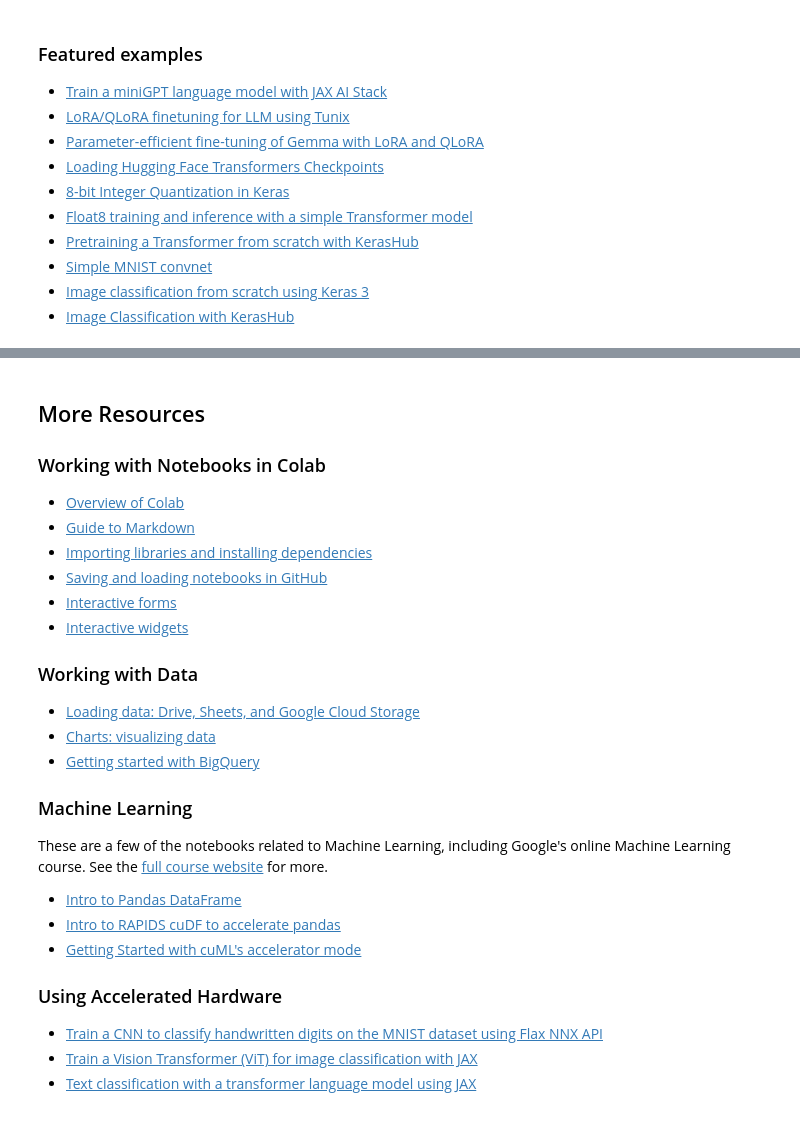
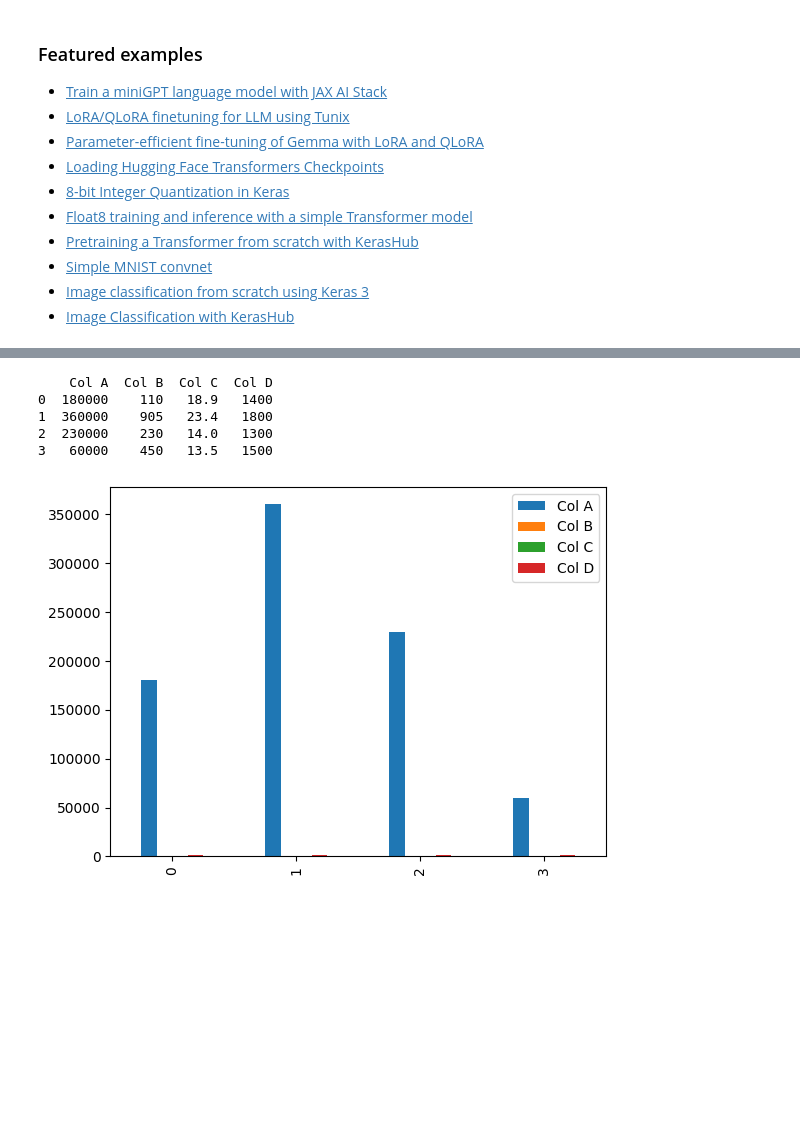
Before and after one commit to krishnananda644-max/krishna-ml-lab, a Jupyter notebook: Welcome_To_Colab.ipynb, the cells around one changed output, grey strips where cells are left out. Cells and saved outputs as stored; diff of their text form; code cells hidden in the pictures; blank space fills up the shorter version.

```diff
--- a/Welcome_To_Colab.ipynb
+++ b/Welcome_To_Colab.ipynb
@@ -310,46 +216,0 @@ display(df.head())
-# %% [markdown]
-<div class="markdown-google-sans">
-
-## More Resources
-
-### Working with Notebooks in Colab
-
-</div>
-
-- [Overview of Colab](/notebooks/basic_features_overview.ipynb)
-- [Guide to Markdown](/notebooks/markdown_guide.ipynb)
-- [Importing libraries and installing dependencies](/notebooks/snippets/importing_libraries.ipynb)
-- [Saving and loading notebooks in GitHub](https://colab.research.google.com/github/googlecolab/colabtools/blob/main/notebooks/colab-github-demo.ipynb)
-- [Interactive forms](/notebooks/forms.ipynb)
-- [Interactive widgets](/notebooks/widgets.ipynb)
-
-<div class="markdown-google-sans">
-
-<a name="working-with-data"></a>
-### Working with Data
-</div>
-
-- [Loading data: Drive, Sheets, and Google Cloud Storage](/notebooks/io.ipynb)
-- [Charts: visualizing data](/notebooks/charts.ipynb)
-- [Getting started with BigQuery](/notebooks/bigquery.ipynb)
-
-<div class="markdown-google-sans">
-
-### Machine Learning
-
-<div>
-
-These are a few of the notebooks related to Machine Learning, including Google's online Machine Learning course. See the [full course website](https://developers.google.com/machine-learning/crash-course/) for more.
-- [Intro to Pandas DataFrame](https://colab.research.google.com/github/google/eng-edu/blob/main/ml/cc/exercises/pandas_dataframe_ultraquick_tutorial.ipynb)
-- [Intro to RAPIDS cuDF to accelerate pandas](https://nvda.ws/rapids-cudf)
-- [Getting Started with cuML's accelerator mode](https://colab.research.google.com/github/rapidsai-community/showcase/blob/main/getting_started_tutorials/cuml_sklearn_colab_demo.ipynb)
-
-<div class="markdown-google-sans">
-
-<a name="using-accelerated-hardware"></a>
-### Using Accelerated Hardware
-</div>
-
-- [Train a CNN to classify handwritten digits on the MNIST dataset using Flax NNX API](https://colab.research.google.com/github/google/flax/blob/main/docs_nnx/mnist_tutorial.ipynb)
-- [Train a Vision Transformer (ViT) for image classification with JAX](https://colab.research.google.com/github/jax-ml/jax-ai-stack/blob/main/docs/source/JAX_Vision_transformer.ipynb)
-- [Text classification with a transformer language model using JAX](https://colab.research.google.com/github/jax-ml/jax-ai-stack/blob/main/docs/source/JAX_transformer_text_classification.ipynb)
@@ -355,0 +220,22 @@ These are a few of the notebooks related to Machine Learning, including Google's
+# %%
+import pandas as pd
+import matplotlib.pyplot as plt
+
+df = pd.DataFrame([
+    [180000, 110, 18.9, 1400],
+    [360000, 905, 23.4, 1800],
+    [230000, 230, 14.0, 1300],
+    [60000, 450, 13.5, 1500]
+], columns=['Col A', 'Col B', 'Col C', 'Col D'])
+
+print(df)
+
+df.plot(kind='bar')
+plt.show()
+# %% [output]
+    Col A  Col B  Col C  Col D
+0  180000    110   18.9   1400
+1  360000    905   23.4   1800
+2  230000    230   14.0   1300
+3   60000    450   13.5   1500
+[figure, added]
```
Also changed, not shown: parts of 24 cells of this notebook.
